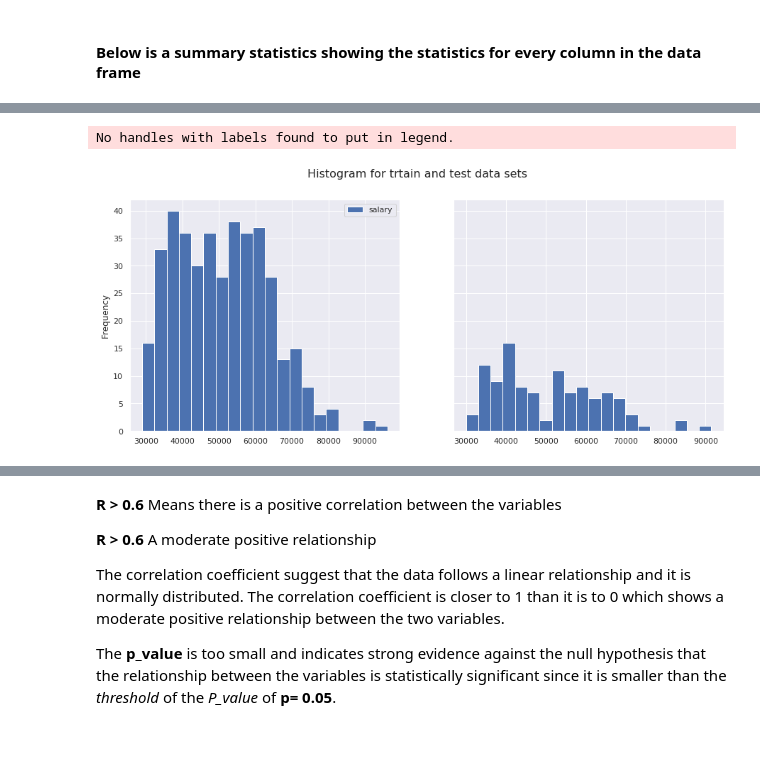
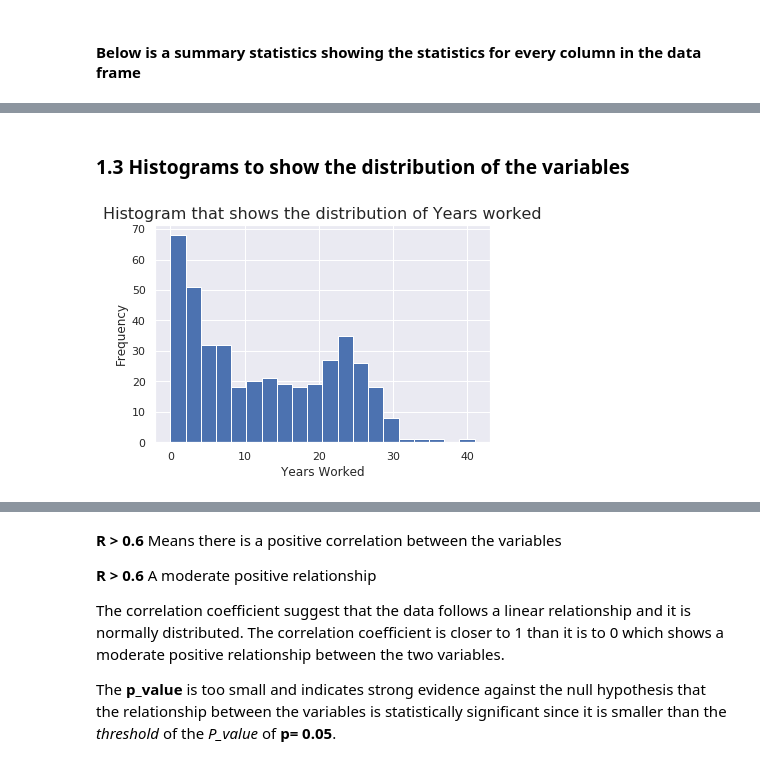
Before and after one commit to tshepojrampai/multivariate_linear_regression, a Jupyter notebook: linear_regression.ipynb, the cells around one changed output, grey strips where cells are left out. Saved outputs shown, nothing was run; the diff lists cells and outputs as text; code cells hidden in the pictures.

```diff
--- a/linear_regression.ipynb
+++ b/linear_regression.ipynb
@@ -151,13 +168,13 @@ df_test
-# %%
-sns.set()
-fig, axs = plt.subplots(1, 2, sharey=True,figsize=(15, 6))
-_ = df_train.plot(kind='hist', x='yearsworked', ax=axs[0],bins = 20)
-_.set_xticks([30000,40000,50000,60000,70000,80000,90000])
-plt.legend().remove()
-df_test.plot(kind='hist', x='yearsworked', ax=axs[1], bins = 20)
-plt.legend().set_visible(False)
-fig.suptitle('Histogram for trtain and test data sets', fontsize=16)
-plt.show()
-# %% [output]
-No handles with labels found to put in legend.
-[figure, removed]
+# %% [markdown]
+### 1.3 Histograms to show the distribution of the variables
+# %%
+sns.set()
+
+plt.hist(df_train.yearsworked, bins=20)
+
+plt.title('Histogram that shows the distribution of Years worked', fontsize=16)
+plt.xlabel('Years Worked')
+plt.ylabel('Frequency')
+plt.show()
+# %% [output]
+[figure, added]
```
Also changed, not shown: parts of 99 cells of this notebook.
